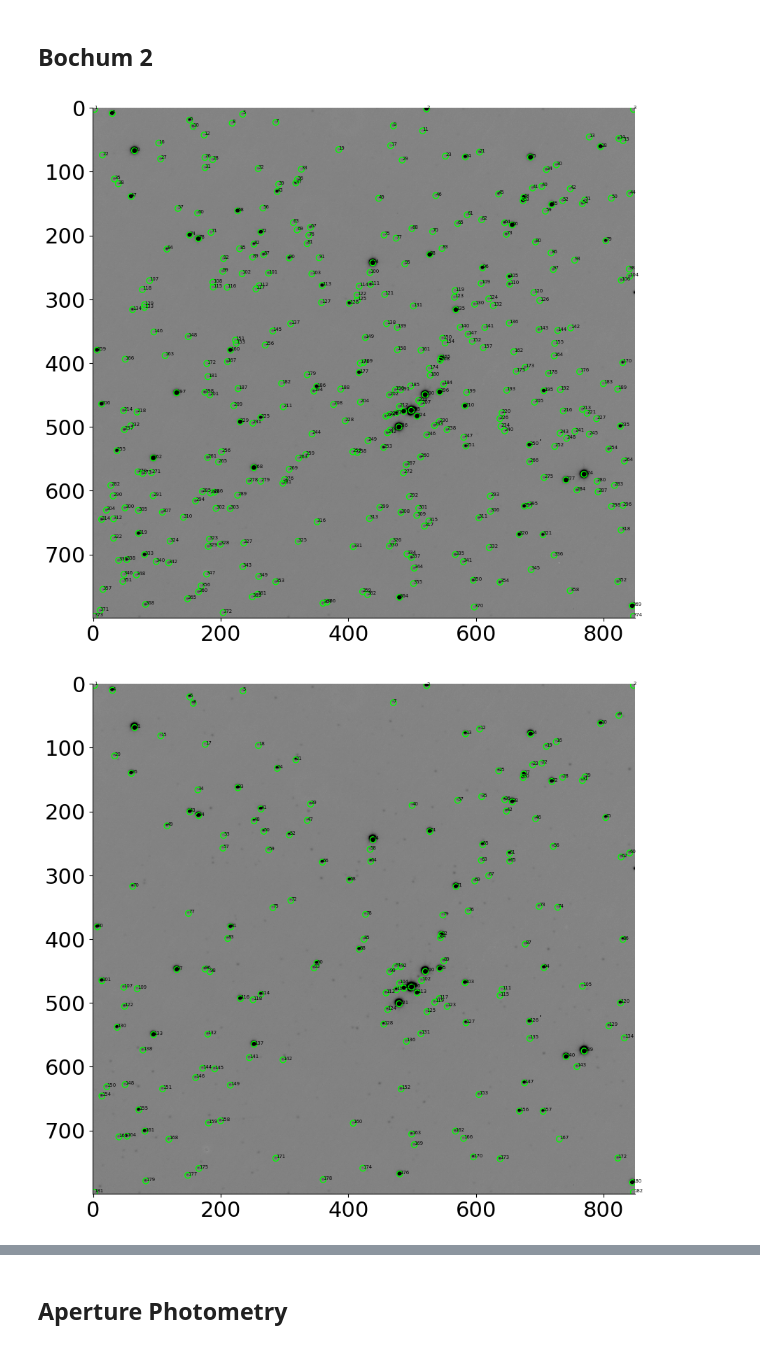
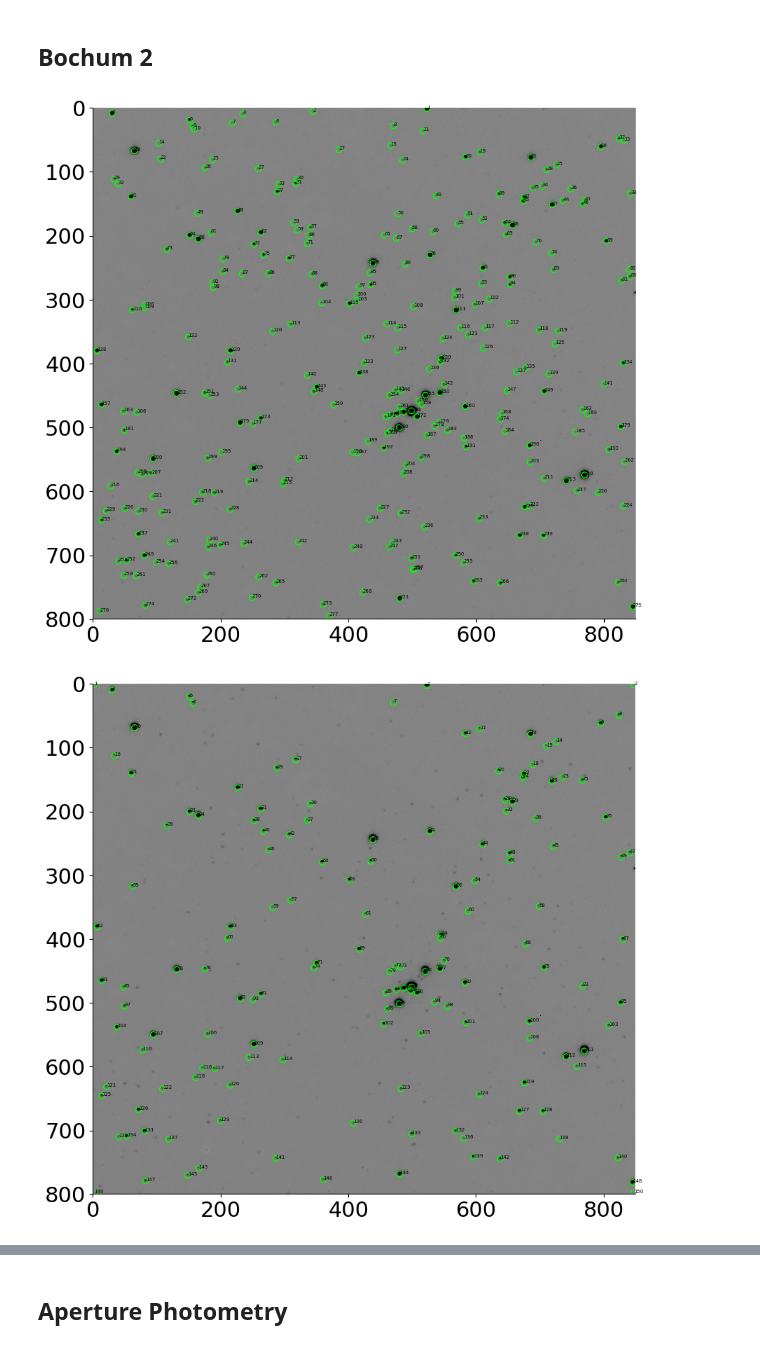
Before and after one commit to OwenJohnsons/Final_Year_Project, a Jupyter notebook: Code/photometry.ipynb, the cells around one changed output, grey strips where cells are left out. Drawn from its saved outputs; the diff is of its cells as text; code cells hidden in the pictures.

```diff
--- a/Code/photometry.ipynb
+++ b/Code/photometry.ipynb
@@ -27,10 +44,10 @@ colour_arrays = ['red', 'blue', 'green', 'crimson', 'lime']
 # %% [markdown]
 ### DAO Starfinder
 # %%
-def starfinder(data, thrs, plot_cond):
+def starfinder(data, fwhm, thrs, plot_cond):
 
     mst_std = mad_std(data)
-    daofind = DAOStarFinder(fwhm = 6., threshold = thrs*mst_std)
+    daofind = DAOStarFinder(fwhm = fwhm, threshold = thrs*mst_std)
     mst_sources = daofind(data)
 
     for col in mst_sources.colnames:
@@ -74,11 +83,11 @@ os.listdir('processed_data/')
 ## Bochum 2
 # %%
 bochum2_B = fits.getdata('processed_data/bochum2_B.fits')
-bochum2_sources__B = starfinder(bochum2_B, 6, True)
+bochum2_sources__B = starfinder(bochum2_B, 3.5, 5, True)
 save_Qtable(bochum2_sources__B, 'processed_data/star_detection/bochum2_B.csv')
 
 bochum2_V = fits.getdata('processed_data/bochum2_V.fits')
-bochum2_sources__V = starfinder(bochum2_V, 6, True)
+bochum2_sources__V = starfinder(bochum2_V, 3.9, 5, True)
 # %% [output]
-[figure, old version]
+[figure, new version]
-[figure, old version]
+[figure, new version]
```
Also changed, not shown: parts of 17 cells of this notebook, 8 other files.
